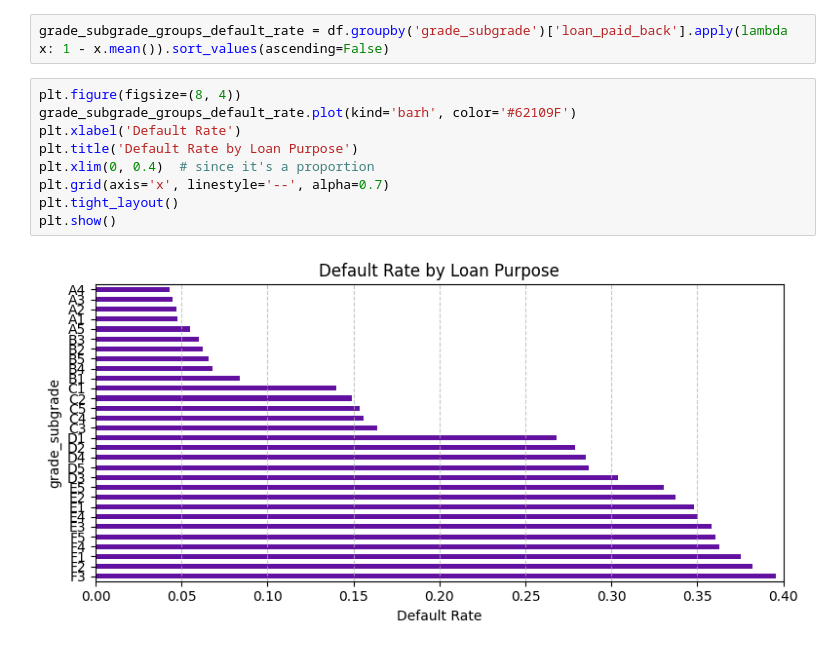
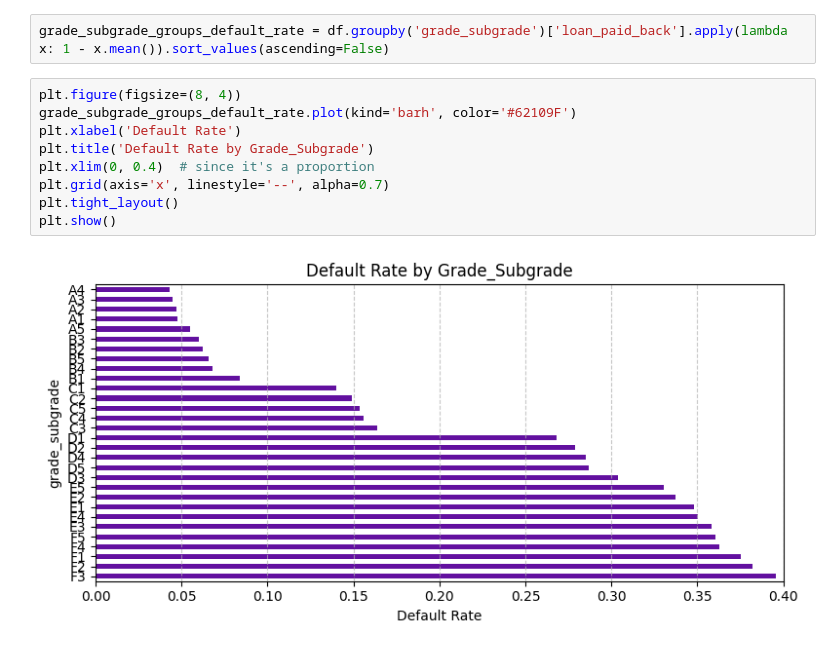
Before and after one commit to Darknight47/Kaggle-Competitions, a Jupyter notebook: Predicting_Loan_Payback/notebooks/data_understanding.ipynb, the cells around one changed output. Drawn from its saved outputs; the diff is of its cells as text.

```diff
--- a/Predicting_Loan_Payback/notebooks/data_understanding.ipynb
+++ b/Predicting_Loan_Payback/notebooks/data_understanding.ipynb
@@ -151,11 +151,11 @@ grade_subgrade_groups_default_rate = df.groupby('grade_subgrade')['loan_paid_bac
 # %%
 plt.figure(figsize=(8, 4))
 grade_subgrade_groups_default_rate.plot(kind='barh', color='#62109F')
 plt.xlabel('Default Rate')
-plt.title('Default Rate by Loan Purpose')
+plt.title('Default Rate by Grade_Subgrade')
 plt.xlim(0, 0.4)  # since it's a proportion
 plt.grid(axis='x', linestyle='--', alpha=0.7)
 plt.tight_layout()
 plt.show()
 # %% [output]
-[figure, old version]
+[figure, new version]
```
Also changed, not shown: parts of 18 cells of this notebook.
